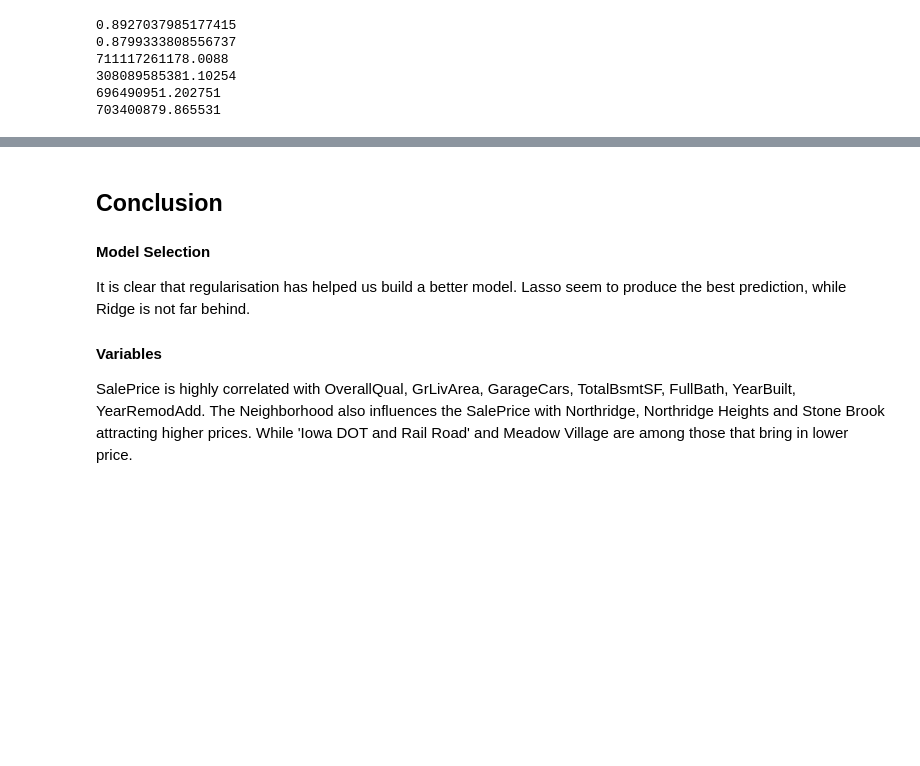
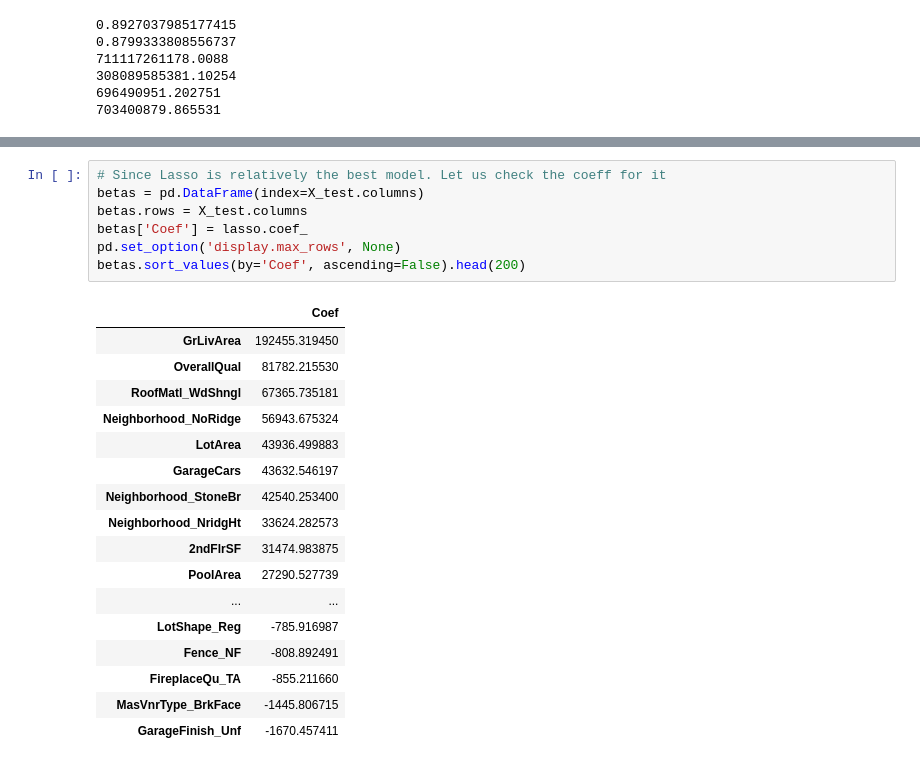
Before and after one commit to lasrado/HousePricing, a Jupyter notebook: HousePricePrediction-Regularised.ipynb, the cells around one changed output, grey strips where cells are left out. Cells and saved outputs as stored; diff of their text form; blank space fills up the shorter version.

Commit message:
Answer questions on the model

```diff
--- a/HousePricePrediction-Regularised.ipynb
+++ b/HousePricePrediction-Regularised.ipynb
@@ -761,8 +761,25 @@ final_metric
-# %% [markdown]
-## Conclusion
-
-#### Model Selection
-It is clear that regularisation has helped us build a better model. Lasso seem to produce the best prediction, while Ridge is not far behind.
-
-#### Variables
-SalePrice is highly correlated with OverallQual, GrLivArea, GarageCars, TotalBsmtSF, FullBath, YearBuilt, YearRemodAdd. The Neighborhood also influences the SalePrice with Northridge, Northridge Heights and Stone Brook attracting higher prices. While 'Iowa DOT and Rail Road' and Meadow Village are among those that bring in lower price.
+# %%
+# Since Lasso is relatively the best model. Let us check the coeff for it
+betas = pd.DataFrame(index=X_test.columns)
+betas.rows = X_test.columns
+betas['Coef'] = lasso.coef_
+pd.set_option('display.max_rows', None)
+betas.sort_values(by='Coef', ascending=False).head(200)
+# %% [output]
+|  | Coef |
+| GrLivArea | 192455.319450 |
+| OverallQual | 81782.215530 |
+| RoofMatl_WdShngl | 67365.735181 |
+| Neighborhood_NoRidge | 56943.675324 |
+| LotArea | 43936.499883 |
+| GarageCars | 43632.546197 |
+| Neighborhood_StoneBr | 42540.253400 |
+| Neighborhood_NridgHt | 33624.282573 |
+| 2ndFlrSF | 31474.983875 |
+| PoolArea | 27290.527739 |
+| ... | ... |
+| LotShape_Reg | -785.916987 |
+| Fence_NF | -808.892491 |
+| FireplaceQu_TA | -855.211660 |
+| MasVnrType_BrkFace | -1445.806715 |
+| GarageFinish_Unf | -1670.457411 |
```
Also changed, not shown: parts of 20 cells of this notebook, 2 other files.
